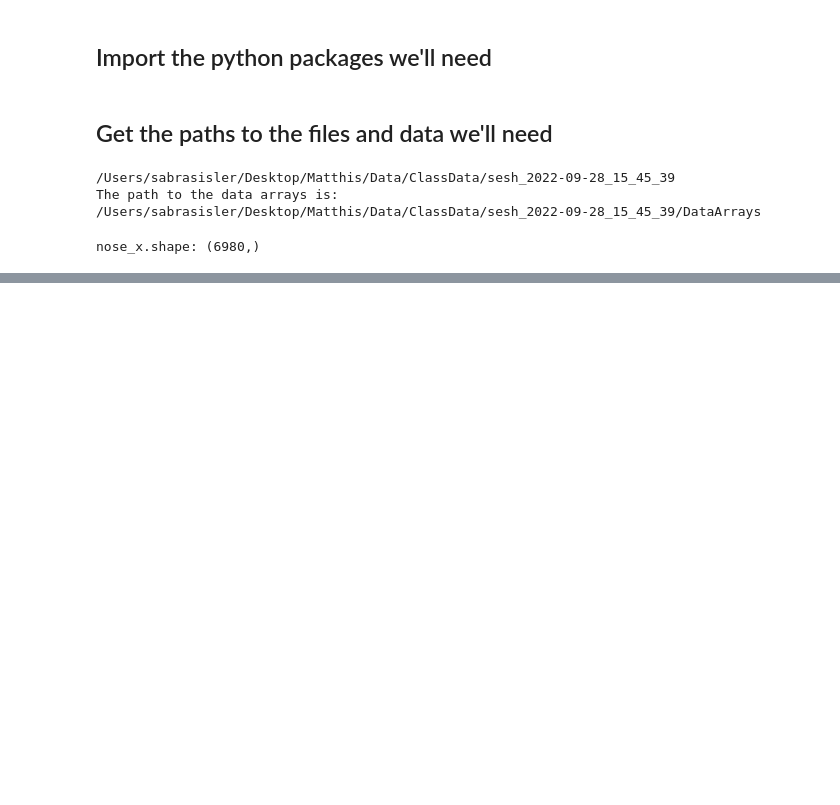
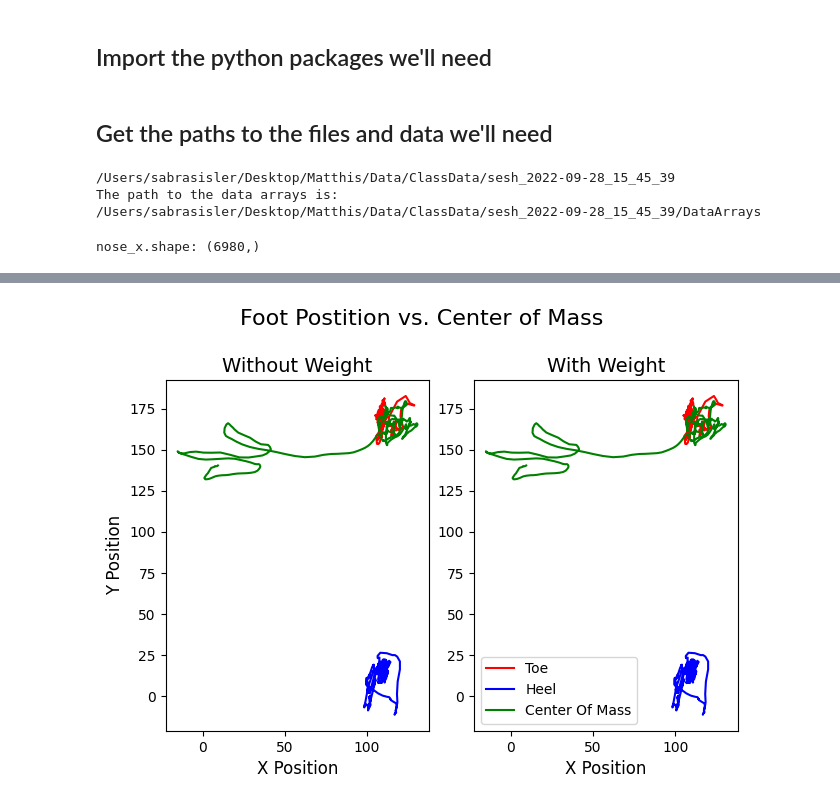
Before and after one commit to Biol2299-Matthis-Fall2022/Biol2299-Matthis-Fall2022, a Jupyter notebook: jupyter_book/jupyter_ipython_notebooks/freemocap_center_of_mass_analysis.ipynb, the cells around one changed output, grey strips where cells are left out. Cells and saved outputs as stored; diff of their text form; code cells hidden in the pictures; blank space fills up the shorter version.

```diff
--- a/jupyter_book/jupyter_ipython_notebooks/freemocap_center_of_mass_analysis.ipynb
+++ b/jupyter_book/jupyter_ipython_notebooks/freemocap_center_of_mass_analysis.ipynb
@@ -90,0 +166,12 @@ plt.show()
+# %%
+# Change these to the desired frame numbers for when participants are standing on right foot with/without weight
+startFrameWithWeight = 2500
+endFrameWithWeight = 3500
+startFrameNoWeight = 2500
+endFrameNoWeight = 3500
+
+
+# Plot weight vs no weight right foot
+plotWithandWithoutWeight(startFrameNoWeight, endFrameNoWeight, startFrameWithWeight, endFrameWithWeight, onefoot=True, foot="right")
+# %% [output]
+[figure, added]
```
Also changed, not shown: parts of 12 cells of this notebook.
